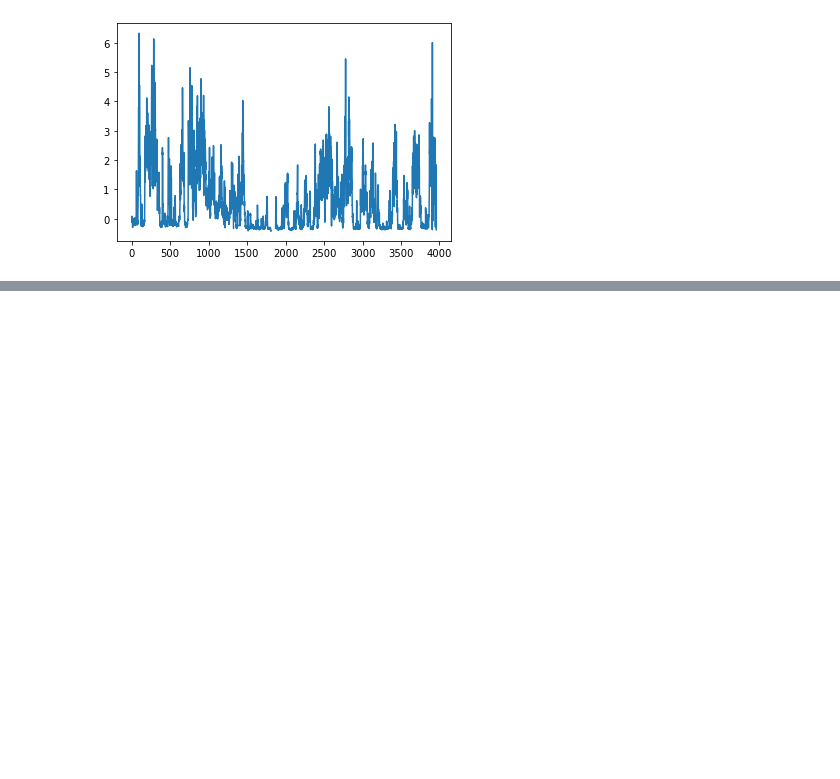
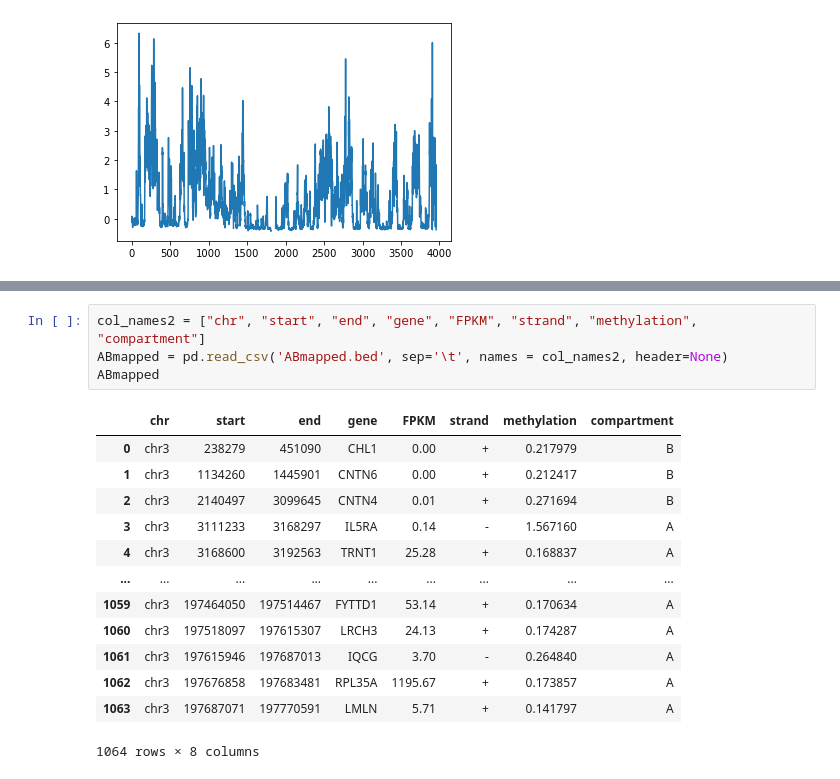
Before and after one commit to rgenner/qbb2021-answers, a Jupyter notebook: week6/HW6.ipynb, the cells around one changed output, grey strips where cells are left out. Cells and saved outputs as stored; diff of their text form; blank space fills up the shorter version.

```diff
--- a/week6/HW6.ipynb
+++ b/week6/HW6.ipynb
@@ -77,0 +292,18 @@ import matplotlib.pyplot as plt
+# %%
+col_names2 = ["chr", "start", "end", "gene", "FPKM", "strand", "methylation", "compartment"]
+ABmapped = pd.read_csv('ABmapped.bed', sep='\t', names = col_names2, header=None)
+ABmapped
+# %% [output]
+|  | chr | start | end | gene | FPKM | strand | methylation | compartment |
+| 0 | chr3 | 238279 | 451090 | CHL1 | 0.00 | + | 0.217979 | B |
+| 1 | chr3 | 1134260 | 1445901 | CNTN6 | 0.00 | + | 0.212417 | B |
+| 2 | chr3 | 2140497 | 3099645 | CNTN4 | 0.01 | + | 0.271694 | B |
+| 3 | chr3 | 3111233 | 3168297 | IL5RA | 0.14 | - | 1.567160 | A |
+| 4 | chr3 | 3168600 | 3192563 | TRNT1 | 25.28 | + | 0.168837 | A |
+| ... | ... | ... | ... | ... | ... | ... | ... | ... |
+| 1059 | chr3 | 197464050 | 197514467 | FYTTD1 | 53.14 | + | 0.170634 | A |
+| 1060 | chr3 | 197518097 | 197615307 | LRCH3 | 24.13 | + | 0.174287 | A |
+| 1061 | chr3 | 197615946 | 197687013 | IQCG | 3.70 | - | 0.264840 | A |
+| 1062 | chr3 | 197676858 | 197683481 | RPL35A | 1195.67 | + | 0.173857 | A |
+| 1063 | chr3 | 197687071 | 197770591 | LMLN | 5.71 | + | 0.141797 | A |
+1064 rows × 8 columns
```
Also changed, not shown: parts of 28 cells of this notebook.
